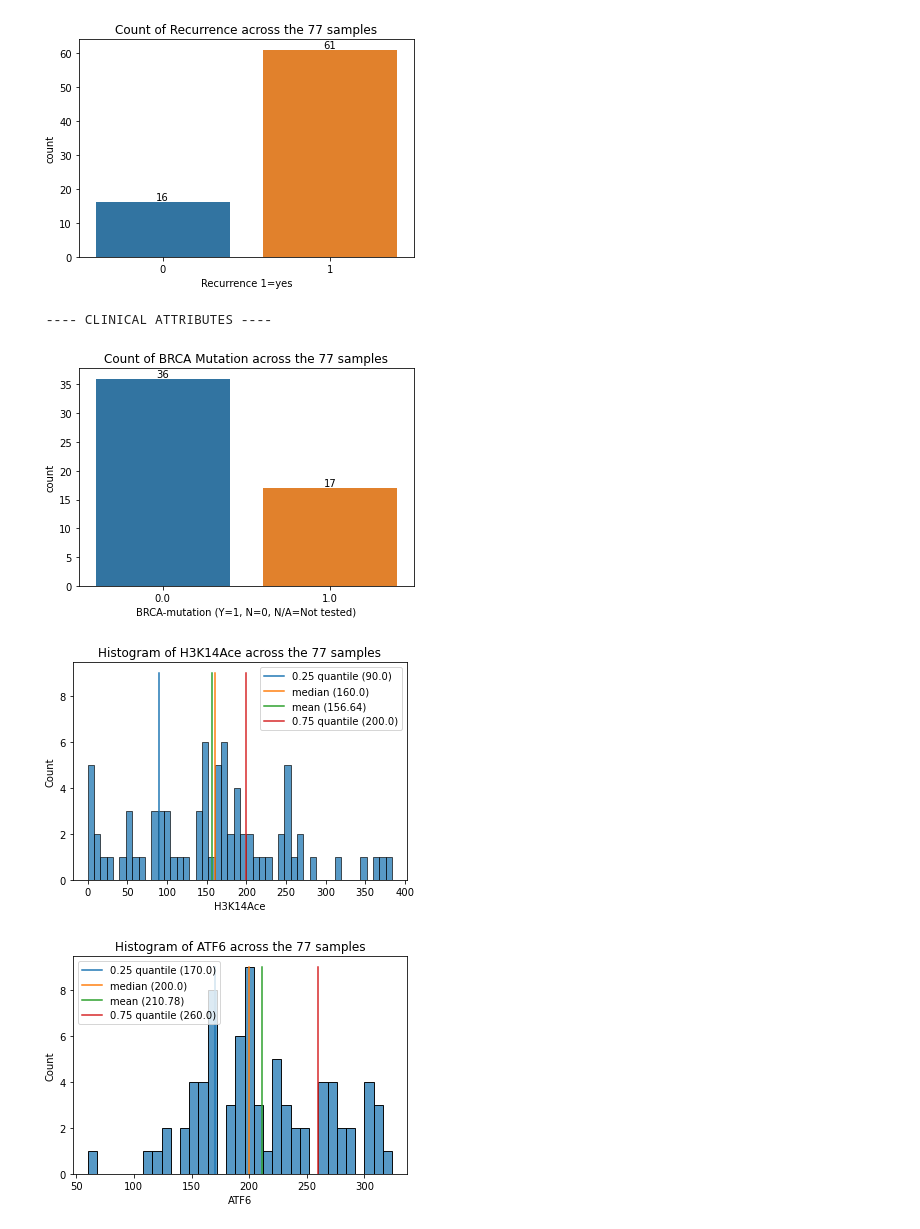
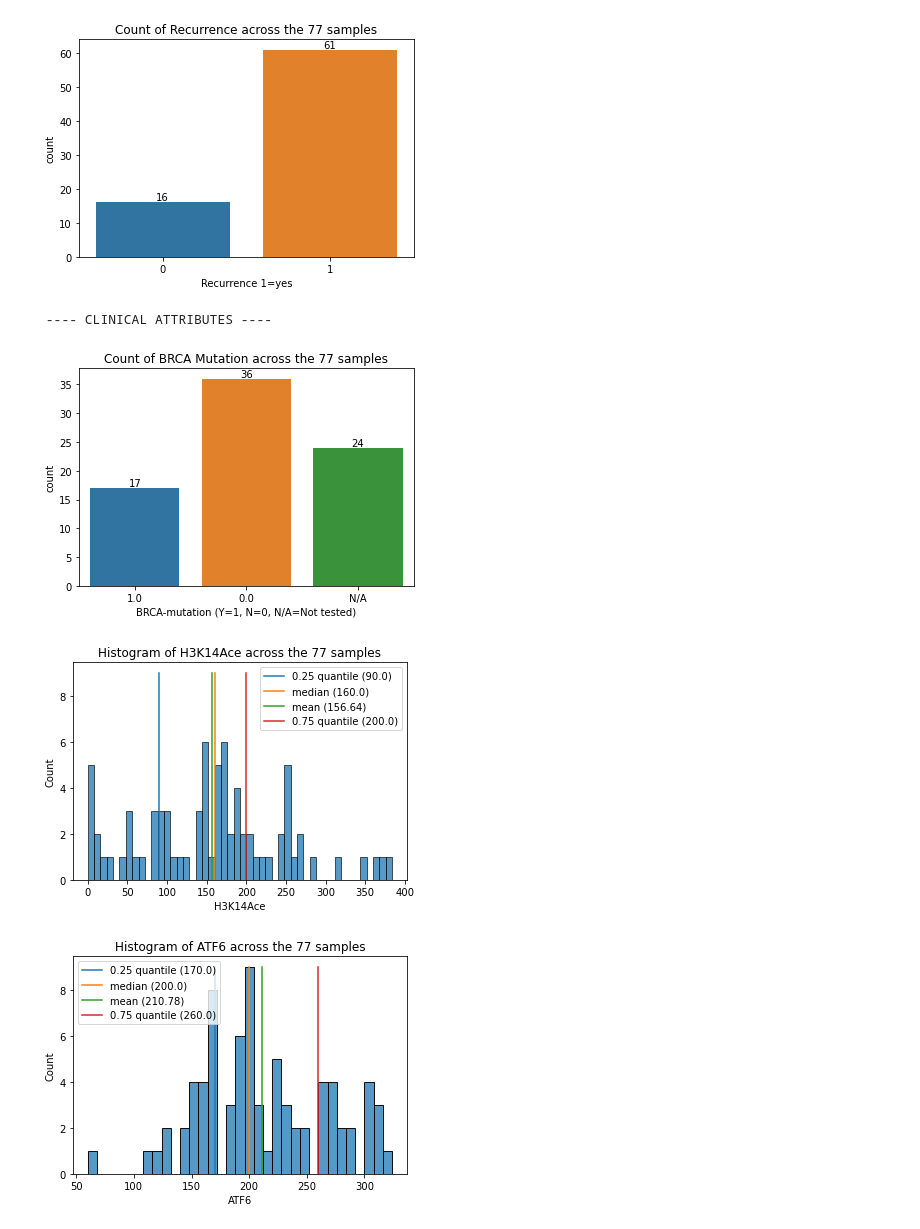
Before and after one commit to lucyvk/ovarian_cancer_spatial, a Jupyter notebook: 3_read_clinical_data.ipynb, the cells around one changed output. Cells and saved outputs as stored; diff of their text form; code cells hidden in the pictures.

```diff
--- a/3_read_clinical_data.ipynb
+++ b/3_read_clinical_data.ipynb
@@ -25,40 +25,40 @@ def column_histogram(name,display_name,df):
     plt.plot([np.mean(df[name])]*2,[0,9],label=f'mean ({round(np.mean(df[name]),2)})')
     plt.plot([np.quantile(df[name],0.75)]*2,[0,9],label=f'0.75 quantile ({np.quantile(df[name],0.75)})')
     plt.legend()
-    plt.savefig(os.path.join('Figure_5','Clinical_Attributes',f'{display_name}_histogram.png'),dpi=1000,bbox_inches='tight')
+    plt.savefig(os.path.join('Supplemental_Figures','Clinical_Attributes',f'{display_name}_histogram.png'),dpi=1000,bbox_inches='tight')
     plt.show()
 
 def column_counts(name,display_name,df):
     plt.title(f"Count of {display_name} across the {len(df)} samples")
-    ax = sns.countplot(x=df[name])
+    ax = sns.countplot(x=df[name].fillna('N/A'))
     ax.bar_label(ax.containers[0])
-    plt.savefig(os.path.join("Figure_5","Clinical_Attributes",f"{display_name}_counts.png"),dpi=1000,bbox_inches='tight')
+    plt.savefig(os.path.join("Supplemental_Figures","Clinical_Attributes",f"{display_name}_counts.png"),dpi=1000,bbox_inches='tight')
     plt.show()
 
 
 print(" ---- OUTCOMES ---- ")
 
 column_histogram("Overall Survival","OS",df)
 column_histogram("Progression-free Survival","PFS",df)
 column_counts("Death (1=yes, 0=no)","Death",df)
 column_counts("Recurrence 1=yes","Recurrence",df)
 
 print(" ---- CLINICAL ATTRIBUTES ---- ")
 
 column_counts("BRCA-mutation (Y=1, N=0, N/A=Not tested)","BRCA Mutation",df)
 column_histogram("H3K14Ace","H3K14Ace",df)
 column_histogram("ATF6","ATF6",df)
 column_histogram("DUSP1","DUSP1",df)
 column_histogram("CBX2","CBX2",df)
 column_histogram("Age at Diagnosis","Age",df)
 # %% [output]
  ---- OUTCOMES ----
 [figure]
 [figure]
 [figure]
 [figure]
  ---- CLINICAL ATTRIBUTES ----
-[figure, old version]
+[figure, new version]
 [figure]
 [figure]
 [figure]
```
Also changed, not shown: parts of 1 cell of this notebook, 2 other files.
